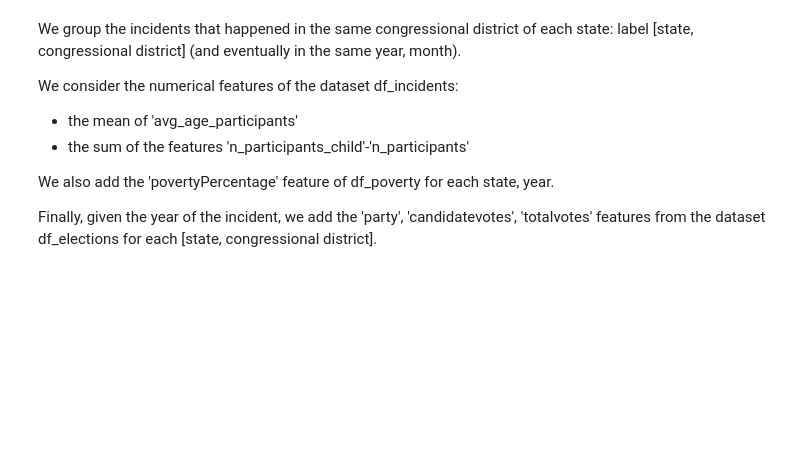
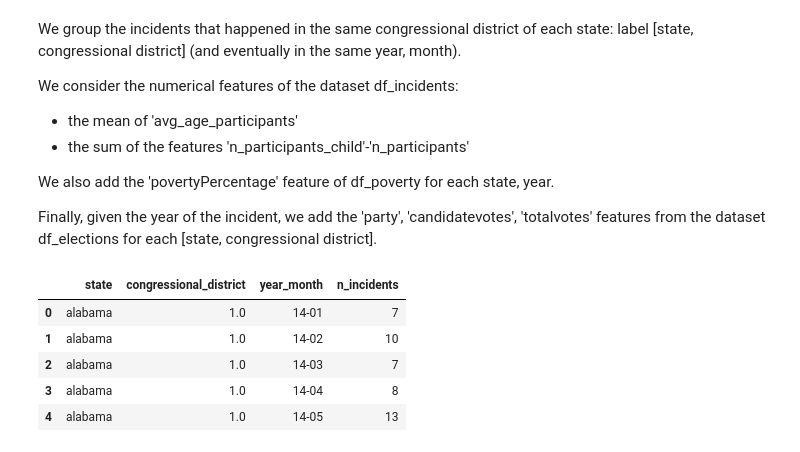
Before and after one commit to irenedovichi/DM-project, a Jupyter notebook: TASK 1/DataPreparation.ipynb, the cells around one changed output. Cells and saved outputs as stored; diff of their text form; code cells hidden in the pictures; blank space fills up the shorter version.

Commit message:
aggregated dataset by districts

```diff
--- a/TASK 1/DataPreparation.ipynb
+++ b/TASK 1/DataPreparation.ipynb
@@ -376,6 +378,18 @@ We consider the numerical features of the dataset df_incidents:
 We also add the 'povertyPercentage' feature of df_poverty for each state, year.
 
 Finally, given the year of the incident, we add the 'party', 'candidatevotes', 'totalvotes' features from the dataset df_elections for each [state, congressional district].
+# %%
+# aggregated dataset creation
+# n. of incidents per districts and month
+df_incidents_agg = df_incidents.groupby(['state', 'congressional_district', 'year_month']).size().reset_index(name='n_incidents')
+df_incidents_agg.head()
+# %% [output]
+|  | state | congressional_district | year_month | n_incidents |
+| 0 | alabama | 1.0 | 14-01 | 7 |
+| 1 | alabama | 1.0 | 14-02 | 10 |
+| 2 | alabama | 1.0 | 14-03 | 7 |
+| 3 | alabama | 1.0 | 14-04 | 8 |
+| 4 | alabama | 1.0 | 14-05 | 13 |
 # %%
 #TODO : age groups
 #TODO : severity index based on age/age group with children or teens involved being more severe
```
Also changed, not shown: parts of 7 cells of this notebook, 1 other file.
